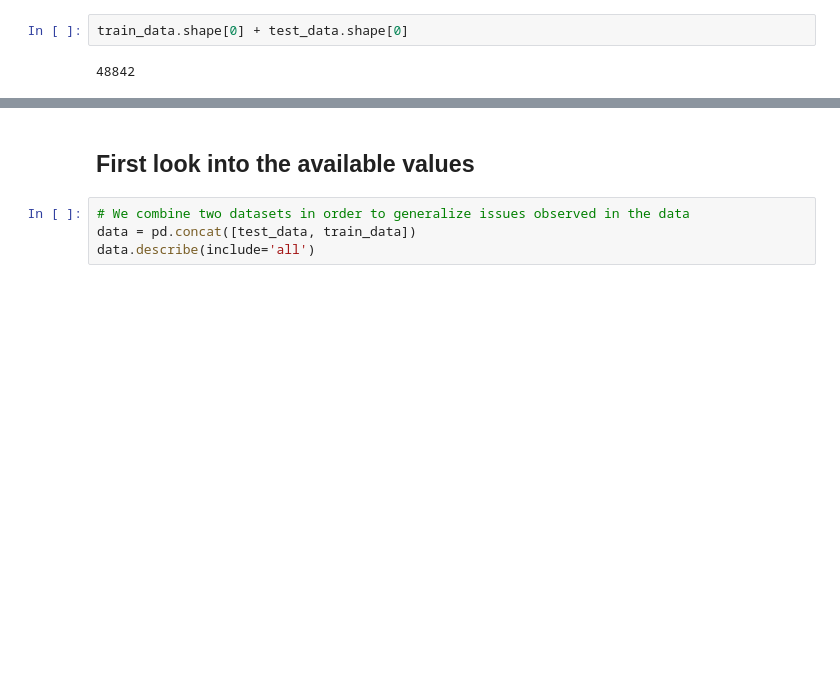
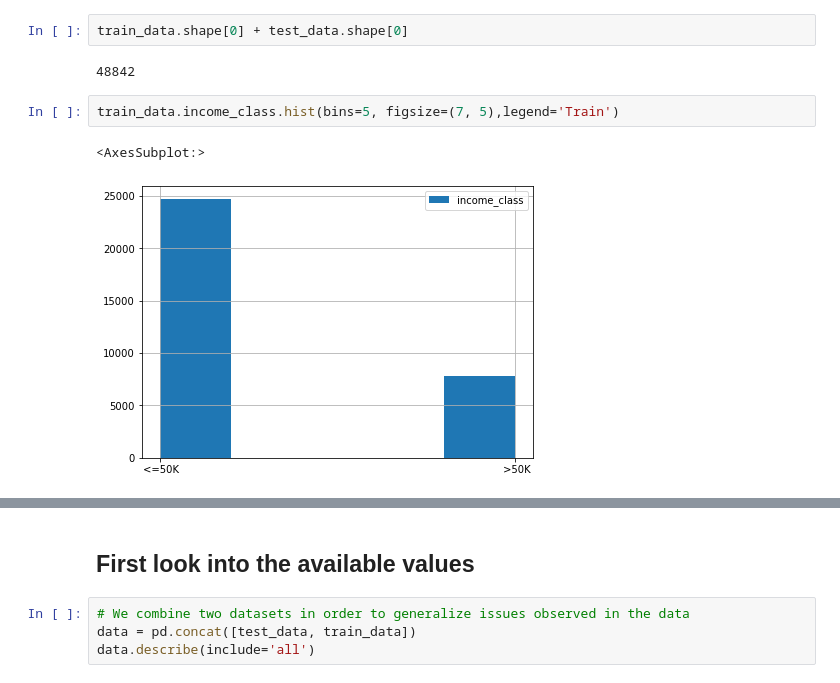
Before and after one commit to arteger/data_analytics_project, a Jupyter notebook: Data analysis.ipynb, the cells around one changed output, grey strips where cells are left out. Saved outputs shown, nothing was run; the diff lists cells and outputs as text; blank space fills up the shorter version.

```diff
--- a/Data analysis.ipynb
+++ b/Data analysis.ipynb
@@ -121,3 +121,8 @@ Test shape: (16281, 14)
 train_data.shape[0] + test_data.shape[0]
 # %% [output]
 48842
+# %%
+train_data.income_class.hist(bins=5, figsize=(7, 5),legend='Train')
+# %% [output]
+<AxesSubplot:>
+[figure, added]
```
Also changed, not shown: parts of 12 cells of this notebook, 1 other file.
